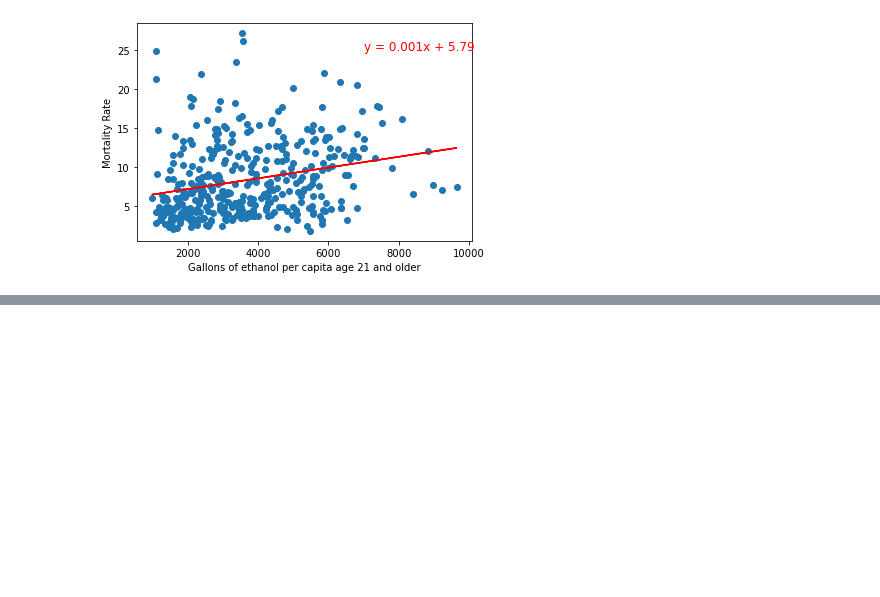
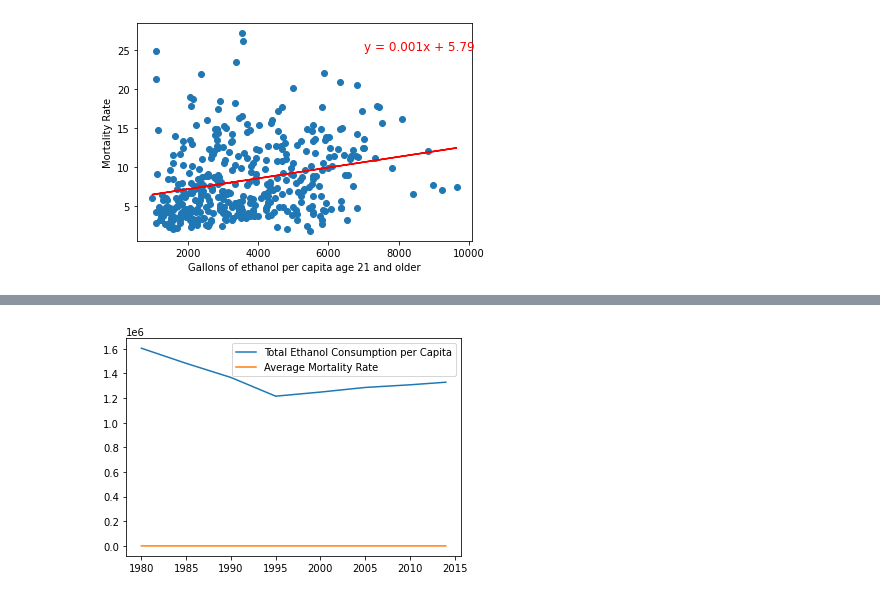
Before and after one commit to saleha456/Group1Project1, a Jupyter notebook: Starting with mort dataframes.ipynb, the cells around one changed output, grey strips where cells are left out. Cells and saved outputs as stored; diff of their text form; code cells hidden in the pictures; blank space fills up the shorter version.

```diff
--- a/Starting with mort dataframes.ipynb
+++ b/Starting with mort dataframes.ipynb
@@ -287,0 +407,15 @@ Text(0, 0.5, 'Mortality Rate')
+# %%
+# Create a groupby for Year
+substance4_year_group = df_concat_substance4.groupby('Year')
+# %%
+# Plotting line graph
+sum_ethanol4 = pd.DataFrame(substance4_year_group["Gallons of ethanol per capita age 21 and older"].sum()).reset_index()
+avg_mortality4 = pd.DataFrame(substance4_year_group["Mortality Rate"].mean()).reset_index()
+
+
+plt.plot(sum_ethanol4['Year'], sum_ethanol4['Gallons of ethanol per capita age 21 and older'], label = "Total Ethanol Consumption per Capita")
+plt.plot(avg_mortality4['Year'], avg_mortality4['Mortality Rate'], label = "Average Mortality Rate")
+plt.legend()
+plt.show()
+# %% [output]
+[figure, added]
```
Also changed, not shown: parts of 6 cells of this notebook.
